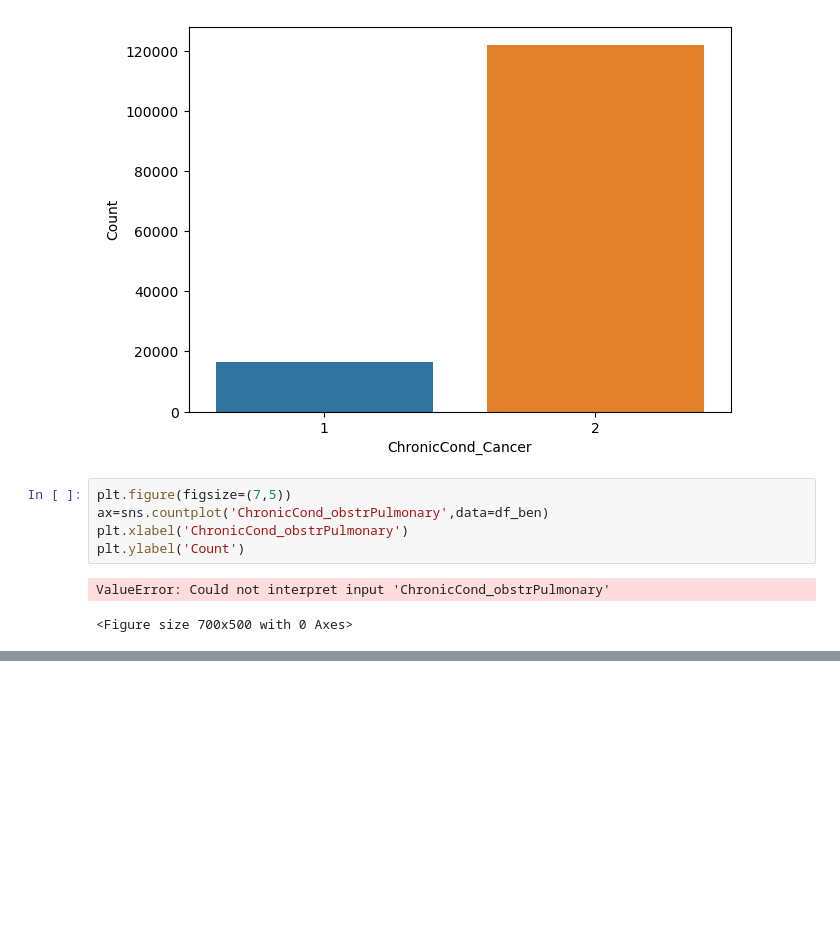
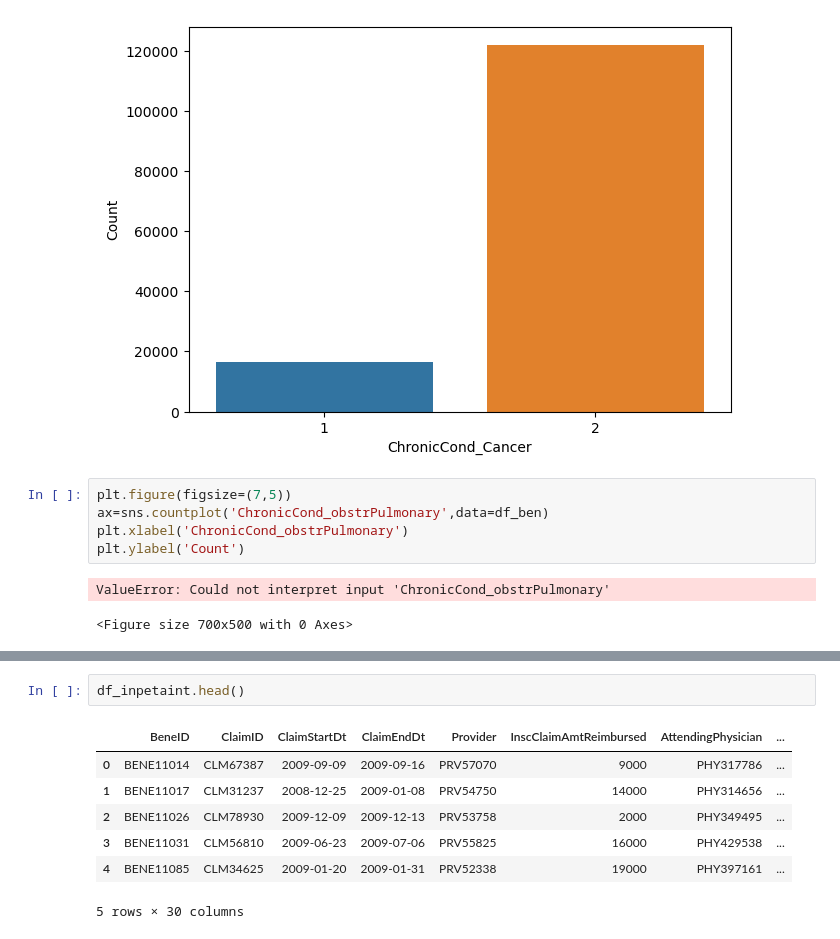
Before and after one commit to kirancool/Insurance_HealthCare_Fraud_Analysis, a Jupyter notebook: HEALTHCARE PROVIDER FRAUD DETECTION ANALYSIS.ipynb, the cells around one changed output, grey strips where cells are left out. Saved outputs shown, nothing was run; the diff lists cells and outputs as text; blank space fills up the shorter version.

```diff
--- a/HEALTHCARE PROVIDER FRAUD DETECTION ANALYSIS.ipynb
+++ b/HEALTHCARE PROVIDER FRAUD DETECTION ANALYSIS.ipynb
@@ -263,0 +285,10 @@ ValueError: Could not interpret input 'ChronicCond_obstrPulmonary'
+# %%
+df_inpetaint.head()
+# %% [output]
+|  | BeneID | ClaimID | ClaimStartDt | ClaimEndDt | Provider | InscClaimAmtReimbursed | AttendingPhysician | ... |
+| 0 | BENE11014 | CLM67387 | 2009-09-09 | 2009-09-16 | PRV57070 | 9000 | PHY317786 | ... |
+| 1 | BENE11017 | CLM31237 | 2008-12-25 | 2009-01-08 | PRV54750 | 14000 | PHY314656 | ... |
+| 2 | BENE11026 | CLM78930 | 2009-12-09 | 2009-12-13 | PRV53758 | 2000 | PHY349495 | ... |
+| 3 | BENE11031 | CLM56810 | 2009-06-23 | 2009-07-06 | PRV55825 | 16000 | PHY429538 | ... |
+| 4 | BENE11085 | CLM34625 | 2009-01-20 | 2009-01-31 | PRV52338 | 19000 | PHY397161 | ... |
+5 rows × 30 columns
```
Also changed, not shown: parts of 4 cells of this notebook.
